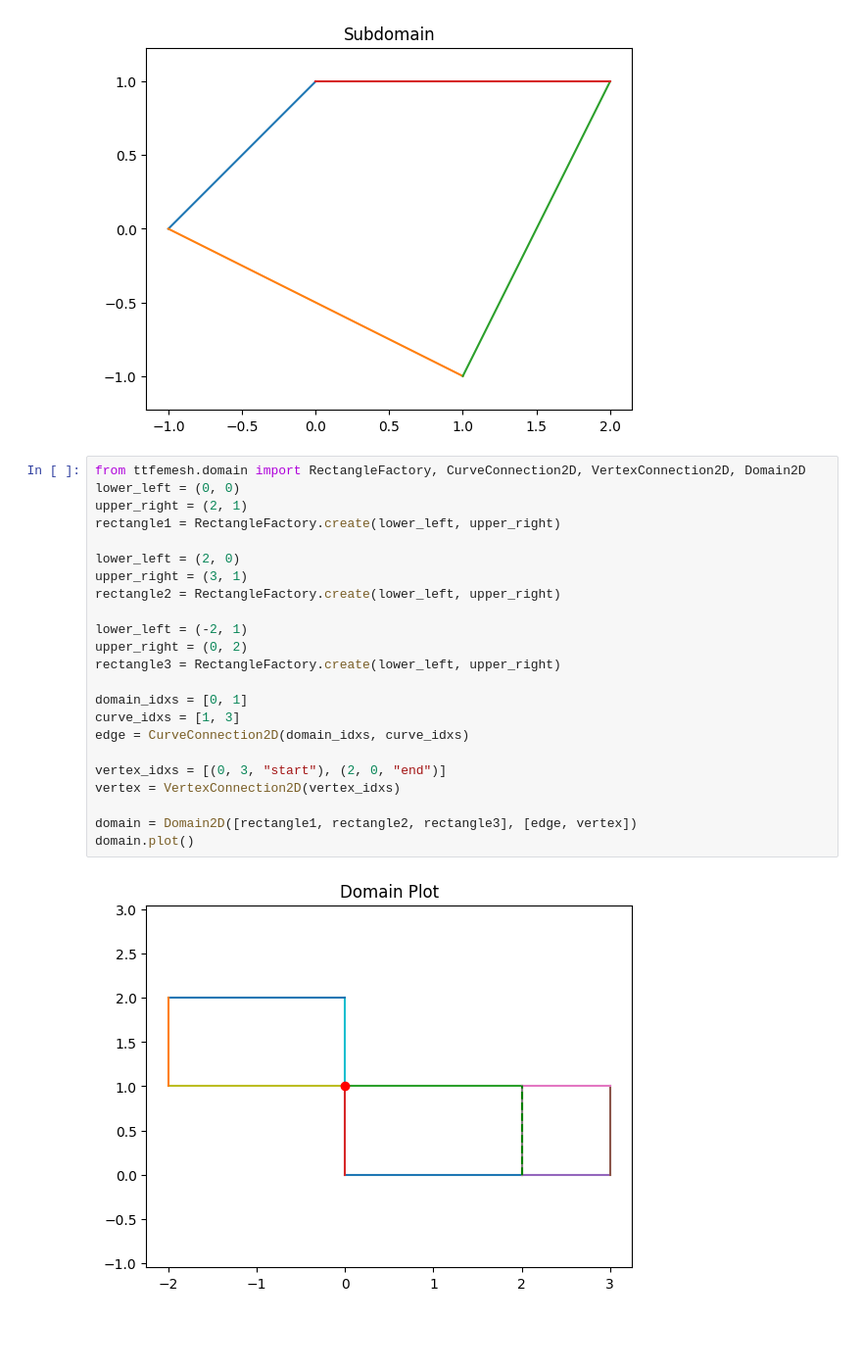
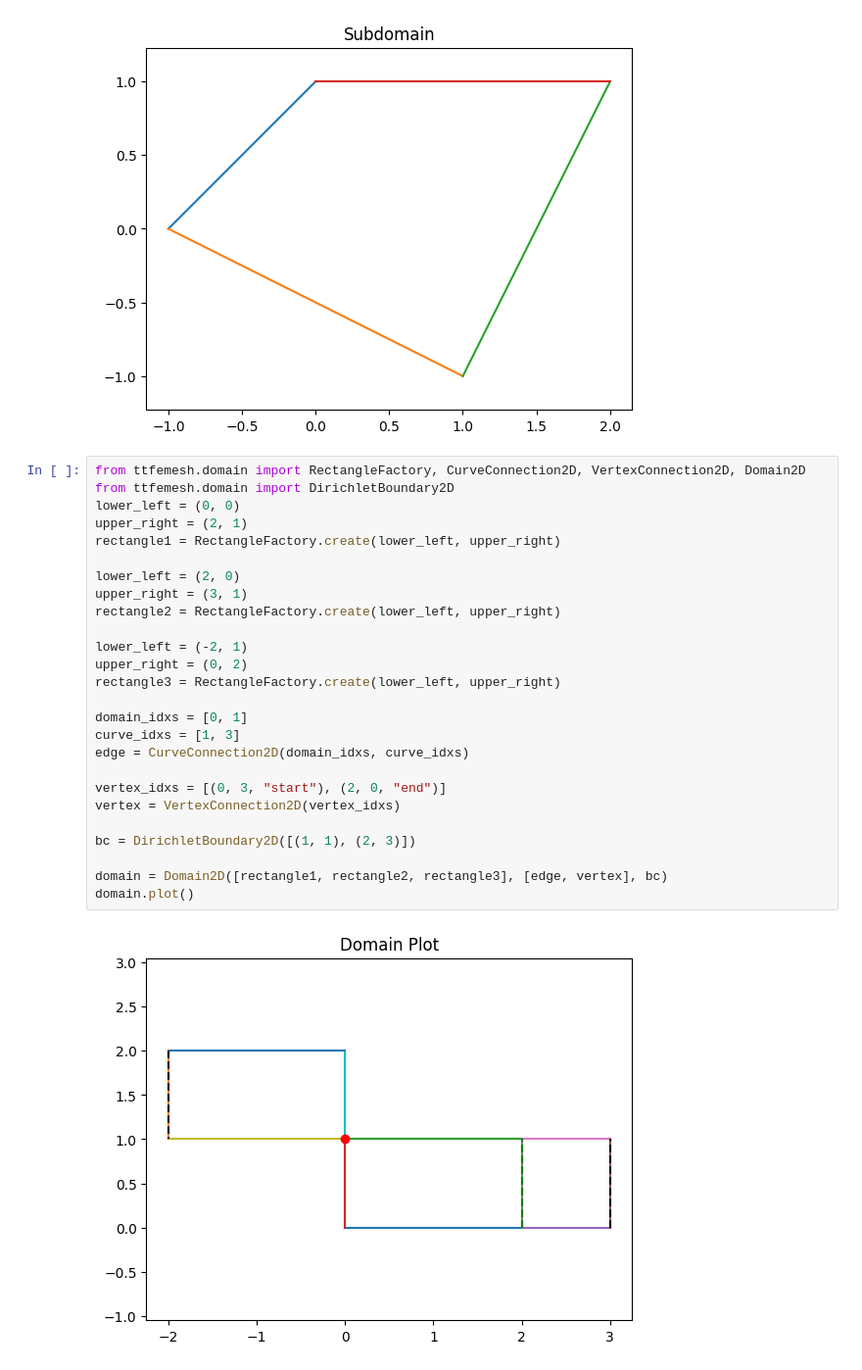
Before and after one commit to MazenAli/TT-FEMesh, a Jupyter notebook: prototypes/examples.ipynb, the cells around one changed output. Shown at 98% size. Cells and saved outputs as stored; diff of their text form; blank space fills up the shorter version.

Commit message:
finish domain examples

```diff
--- a/prototypes/examples.ipynb
+++ b/prototypes/examples.ipynb
@@ -137,26 +137,29 @@ subdomain.plot()
 [figure]
 # %%
 from ttfemesh.domain import RectangleFactory, CurveConnection2D, VertexConnection2D, Domain2D
+from ttfemesh.domain import DirichletBoundary2D
 lower_left = (0, 0)
 upper_right = (2, 1)
 rectangle1 = RectangleFactory.create(lower_left, upper_right)
 
 lower_left = (2, 0)
 upper_right = (3, 1)
 rectangle2 = RectangleFactory.create(lower_left, upper_right)
 
 lower_left = (-2, 1)
 upper_right = (0, 2)
 rectangle3 = RectangleFactory.create(lower_left, upper_right)
 
 domain_idxs = [0, 1]
 curve_idxs = [1, 3]
 edge = CurveConnection2D(domain_idxs, curve_idxs)
 
 vertex_idxs = [(0, 3, "start"), (2, 0, "end")]
 vertex = VertexConnection2D(vertex_idxs)
 
-domain = Domain2D([rectangle1, rectangle2, rectangle3], [edge, vertex])
+bc = DirichletBoundary2D([(1, 1), (2, 3)])
+
+domain = Domain2D([rectangle1, rectangle2, rectangle3], [edge, vertex], bc)
 domain.plot()
 # %% [output]
-[figure, old version]
+[figure, new version]
```
Also changed, not shown: 2 other files.
